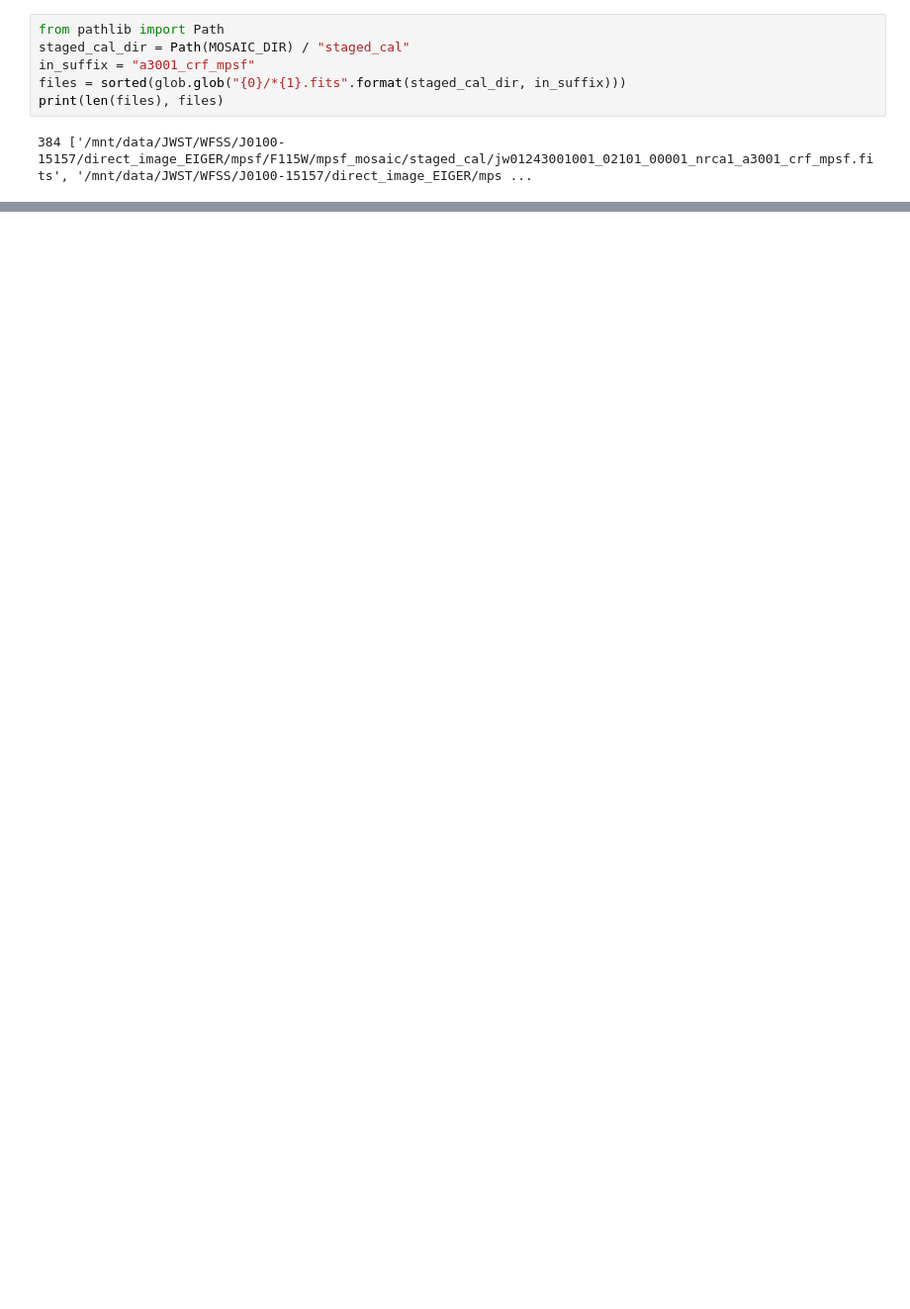
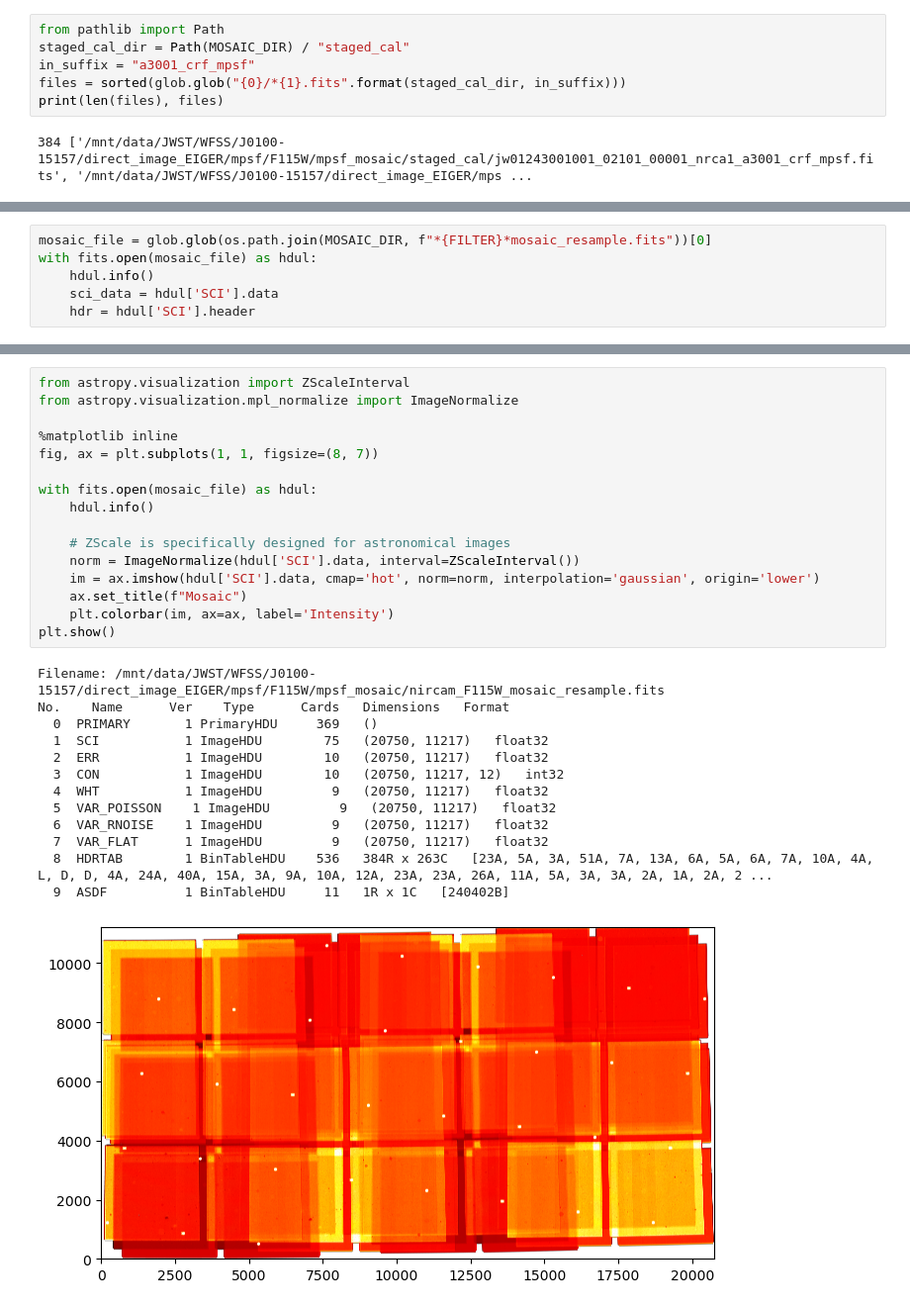
Before and after one commit to LilyHanZhang/mopsf, a Jupyter notebook: run_mpsf.ipynb, the cells around one changed output, grey strips where cells are left out. Shown at 99% size. Drawn from its saved outputs; the diff is of its cells as text; blank space fills up the shorter version.

```diff
--- a/run_mpsf.ipynb
+++ b/run_mpsf.ipynb
@@ -328,0 +316,6 @@ print(f"\nMock mosaic written to {MOSAIC_DIR}\n")
+# %%
+mosaic_file = glob.glob(os.path.join(MOSAIC_DIR, f"*{FILTER}*mosaic_resample.fits"))[0]
+with fits.open(mosaic_file) as hdul:
+    hdul.info()
+    sci_data = hdul['SCI'].data
+    hdr = hdul['SCI'].header
@@ -328,0 +360,30 @@ print(f"\nMock mosaic written to {MOSAIC_DIR}\n")
+# %%
+from astropy.visualization import ZScaleInterval
+from astropy.visualization.mpl_normalize import ImageNormalize
+
+%matplotlib inline
+fig, ax = plt.subplots(1, 1, figsize=(8, 7))
+
+with fits.open(mosaic_file) as hdul:
+    hdul.info()
+
+    # ZScale is specifically designed for astronomical images
+    norm = ImageNormalize(hdul['SCI'].data, interval=ZScaleInterval())
+    im = ax.imshow(hdul['SCI'].data, cmap='hot', norm=norm, interpolation='gaussian', origin='lower')
+    ax.set_title(f"Mosaic")
+    plt.colorbar(im, ax=ax, label='Intensity')
+plt.show()
+# %% [output]
+Filename: /mnt/data/JWST/WFSS/J0100-15157/direct_image_EIGER/mpsf/F115W/mpsf_mosaic/nircam_F115W_mosaic_resample.fits
+No.    Name      Ver    Type      Cards   Dimensions   Format
+  0  PRIMARY       1 PrimaryHDU     369   ()
+  1  SCI           1 ImageHDU        75   (20750, 11217)   float32
+  2  ERR           1 ImageHDU        10   (20750, 11217)   float32
+  3  CON           1 ImageHDU        10   (20750, 11217, 12)   int32
+  4  WHT           1 ImageHDU         9   (20750, 11217)   float32
+  5  VAR_POISSON    1 ImageHDU         9   (20750, 11217)   float32
+  6  VAR_RNOISE    1 ImageHDU         9   (20750, 11217)   float32
+  7  VAR_FLAT      1 ImageHDU         9   (20750, 11217)   float32
+  8  HDRTAB        1 BinTableHDU    536   384R x 263C   [23A, 5A, 3A, 51A, 7A, 13A, 6A, 5A, 6A, 7A, 10A, 4A, L, D, D, 4A, 24A, 40A, 15A, 3A, 9A, 10A, 12A, 23A, 23A, 26A, 11A, 5A, 3A, 3A, 2A, 1A, 2A, 2 ...
+  9  ASDF          1 BinTableHDU     11   1R x 1C   [240402B]
+[figure, added]
```
Also changed, not shown: parts of 21 cells of this notebook, 5 other files.
